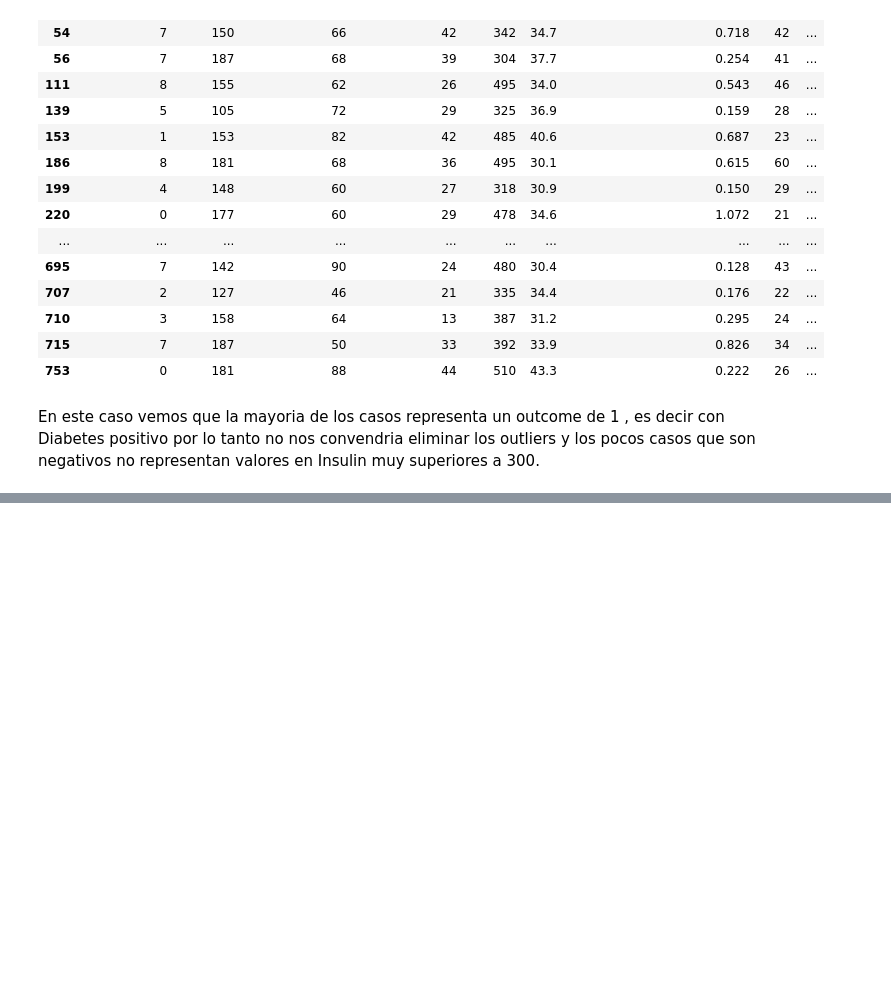
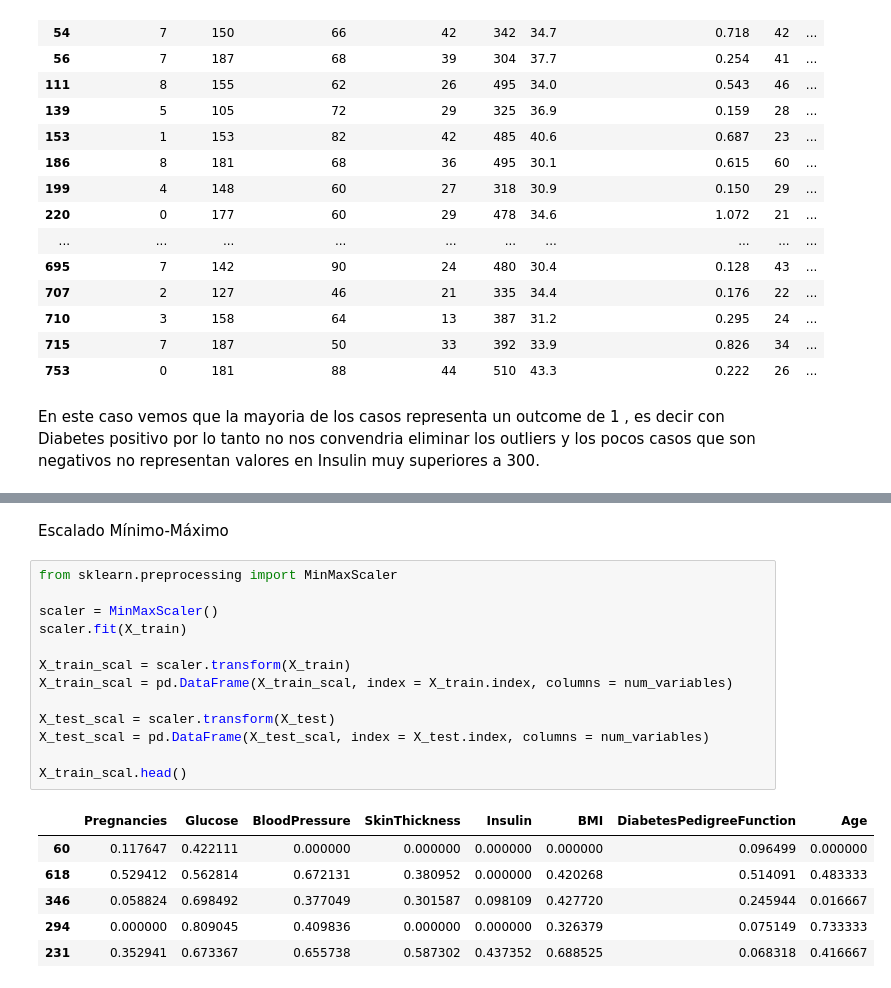
Before and after one commit to emilceinfante/Arboles_decision, a Jupyter notebook: src/explore.ipynb, the cells around one changed output, grey strips where cells are left out. Drawn from its saved outputs; the diff is of its cells as text; blank space fills up the shorter version.

```diff
--- a/src/explore.ipynb
+++ b/src/explore.ipynb
@@ -173,0 +253,22 @@ En este caso vemos que la mayoria de los casos representa un outcome de 1 , es d
+# %% [markdown]
+Escalado Mínimo-Máximo
+# %%
+from sklearn.preprocessing import MinMaxScaler
+
+scaler = MinMaxScaler()
+scaler.fit(X_train)
+
+X_train_scal = scaler.transform(X_train)
+X_train_scal = pd.DataFrame(X_train_scal, index = X_train.index, columns = num_variables)
+
+X_test_scal = scaler.transform(X_test)
+X_test_scal = pd.DataFrame(X_test_scal, index = X_test.index, columns = num_variables)
+
+X_train_scal.head()
+# %% [output]
+|  | Pregnancies | Glucose | BloodPressure | SkinThickness | Insulin | BMI | DiabetesPedigreeFunction | Age |
+| 60 | 0.117647 | 0.422111 | 0.000000 | 0.000000 | 0.000000 | 0.000000 | 0.096499 | 0.000000 |
+| 618 | 0.529412 | 0.562814 | 0.672131 | 0.380952 | 0.000000 | 0.420268 | 0.514091 | 0.483333 |
+| 346 | 0.058824 | 0.698492 | 0.377049 | 0.301587 | 0.098109 | 0.427720 | 0.245944 | 0.016667 |
+| 294 | 0.000000 | 0.809045 | 0.409836 | 0.000000 | 0.000000 | 0.326379 | 0.075149 | 0.733333 |
+| 231 | 0.352941 | 0.673367 | 0.655738 | 0.587302 | 0.437352 | 0.688525 | 0.068318 | 0.416667 |
```
Also changed, not shown: parts of 21 cells of this notebook, 2 other files.
